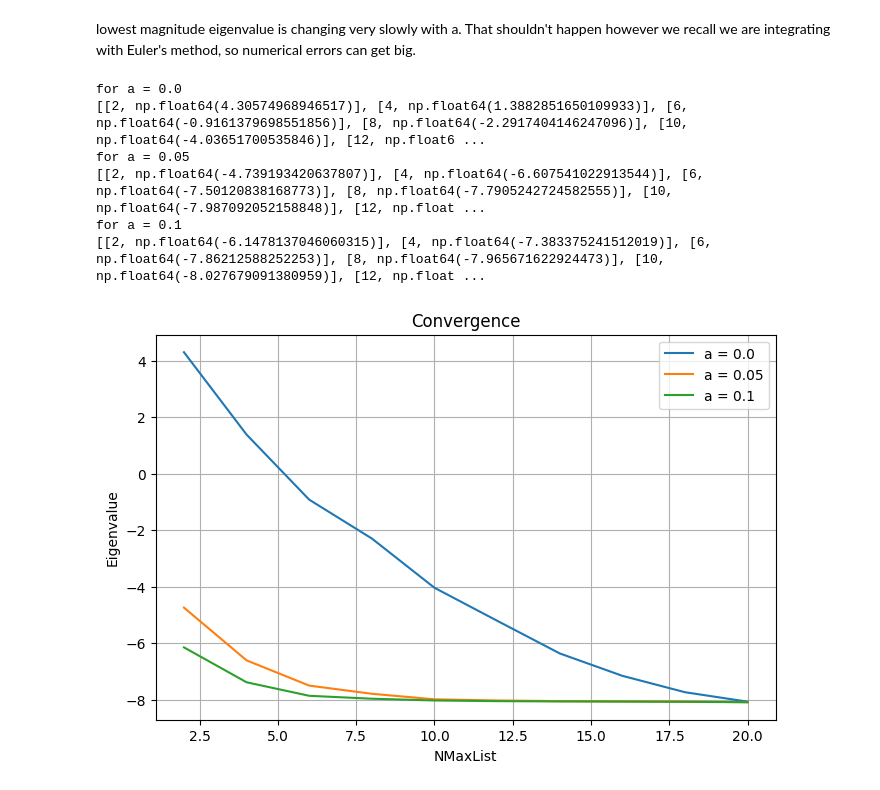
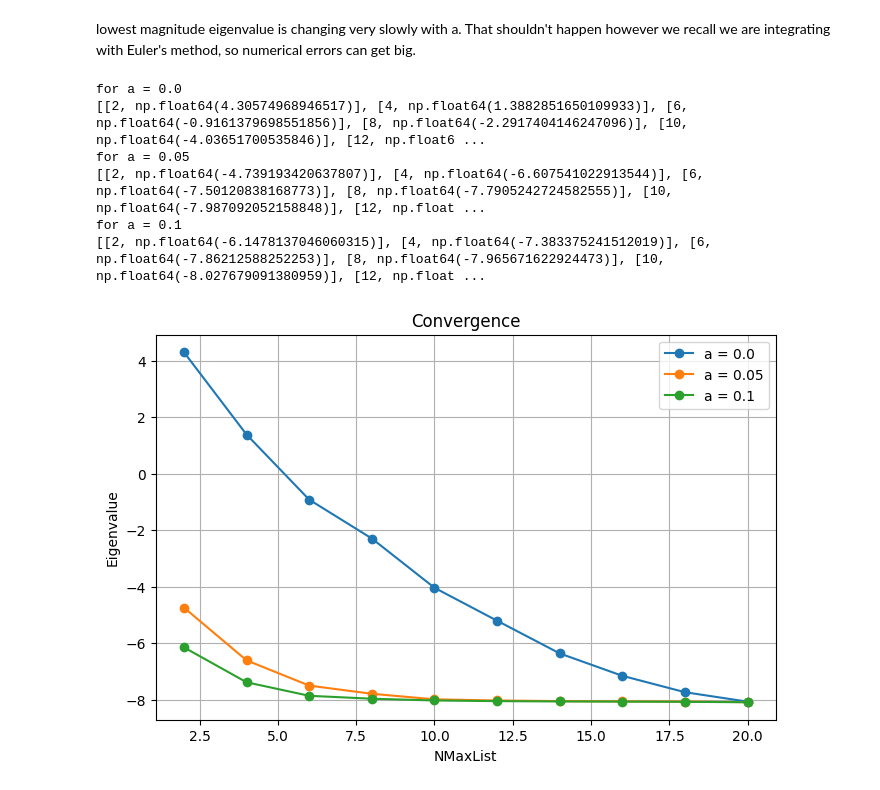
Before and after one commit to enigma7889/Numerical_project, a Jupyter notebook: triton.ipynb, the cells around one changed output. Cells and saved outputs as stored; diff of their text form; code cells hidden in the pictures.

Commit message:
Dots added in convergence graph

```diff
--- a/triton.ipynb
+++ b/triton.ipynb
@@ -130,32 +130,32 @@ NMaxList = [2, 4, 6, 8, 10, 12, 14, 16, 18, 20] #number of states corresponding
 DimList = [5, 15, 34, 64, 108, 169, 249, 351, 478, 632] #size of the submatrices
 EEList = {}
 
 for a in np.arange(0.0, 0.15, 0.05):
     print(f"for a = {a}")
     EEList[a] = []
     for i in range(len(NMaxList)):
         HMat = TMat+VMatSRG[a]
         subHMat = HMat[:DimList[i], :DimList[i]]
         eigenvalues = np.linalg.eigvalsh(subHMat)
         EE0 = eigenvalues[0] # eigenvalues is in ascending order allegedly
         EEList[a].append([NMaxList[i], EE0])
     print(EEList[a])
 
 plt.figure(figsize=(8, 5))
 for a in np.arange(0.0, 0.15, 0.05):
     x, y = zip(*EEList[a])
-    plt.plot(x,y, label=f"a = {a}")
+    plt.plot(x, y, label=f"a = {a}",  marker='o')
 plt.xlabel("NMaxList")
 plt.ylabel("Eigenvalue")
 plt.title("Convergence")
 plt.legend()
 plt.grid(True)
 plt.show()
 # %% [output]
 for a = 0.0
 [[2, np.float64(4.30574968946517)], [4, np.float64(1.3882851650109933)], [6, np.float64(-0.9161379698551856)], [8, np.float64(-2.2917404146247096)], [10, np.float64(-4.03651700535846)], [12, np.float6 ...
 for a = 0.05
 [[2, np.float64(-4.739193420637807)], [4, np.float64(-6.607541022913544)], [6, np.float64(-7.50120838168773)], [8, np.float64(-7.7905242724582555)], [10, np.float64(-7.987092052158848)], [12, np.float ...
 for a = 0.1
 [[2, np.float64(-6.1478137046060315)], [4, np.float64(-7.383375241512019)], [6, np.float64(-7.86212588252253)], [8, np.float64(-7.965671622924473)], [10, np.float64(-8.027679091380959)], [12, np.float ...
-[figure, old version]
+[figure, new version]
```
